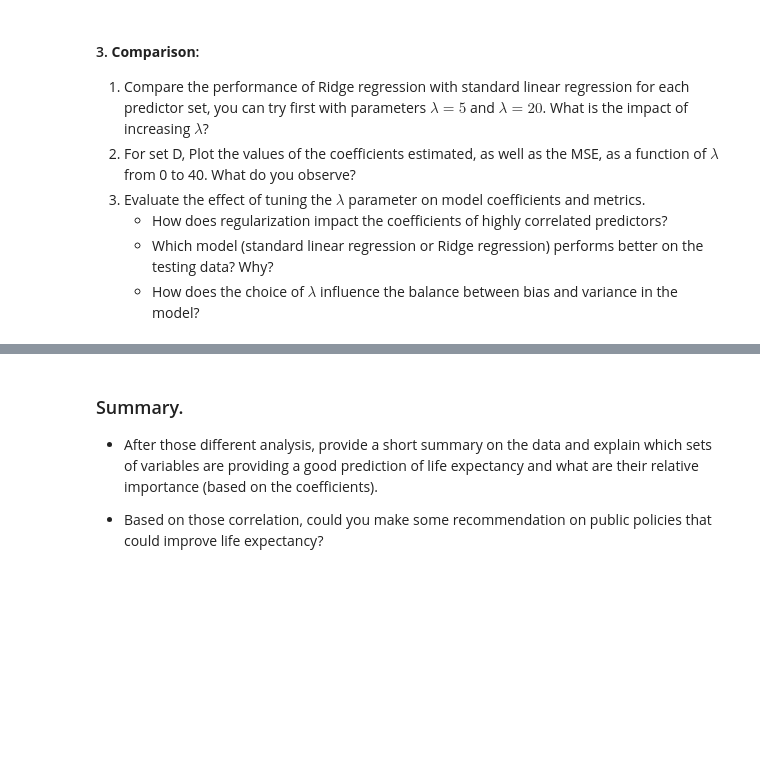
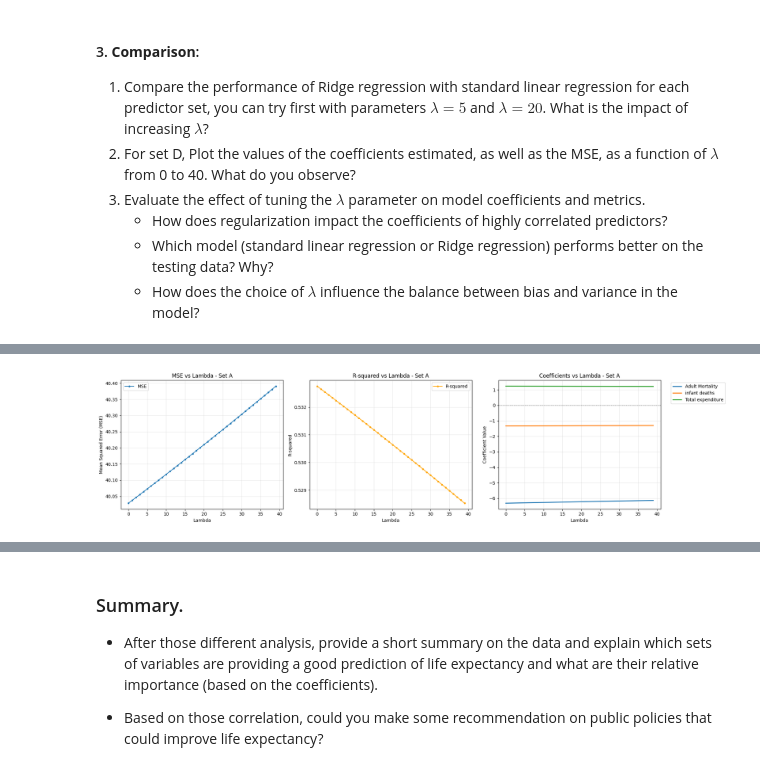
Before and after one commit to vincenteichhorn/cs-apml-assignments, a Jupyter notebook: src/04-image-classification/Project_regression_analysis.ipynb, the cells around one changed output, grey strips where cells are left out. Saved outputs shown, nothing was run; the diff lists cells and outputs as text; code cells hidden in the pictures; blank space fills up the shorter version.

```diff
--- a/src/04-image-classification/Project_regression_analysis.ipynb
+++ b/src/04-image-classification/Project_regression_analysis.ipynb
@@ -683,15 +703,15 @@ class RidgeRegModel(LinRegModel):
     def __init__(self):
         """Initialize the Linear Regression model."""
         super().__init__()
-        self.plambda = None
+        self._lambda = None
 
     def __str__(self):
         """
         output
         """
-        return f"Lambda: {self.plambda}\n" + super().__str__()
+        return f"Lambda: {self._lambda}\n" + super().__str__()
 
-    def fit(self, X, y, plambda):
+    def fit(self, X, y, _lambda):
         """
         Train the linear regression model using the closed-form solution.
 
@@ -701,10 +721,16 @@ class RidgeRegModel(LinRegModel):
         y: np.ndarray
             The target vector (shape: (n_samples)).
         """
-        self.plambda = plambda
-        varnames = ["bias"] + list(X.columns)
-        self.variables = varnames
-        # your code here
+        self._lambda = _lambda
+        X = np.array(X.values, dtype=np.float64)
+        y = np.array(y.values, dtype=np.float64)
+        X = np.hstack((np.ones((X.shape[0], 1)), X))
+
+        penalty_matrix = np.identity(X.shape[1]) * _lambda
+        penalty_matrix[0, 0] = 0
+
+        self.coefficients = (np.linalg.inv(X.T @ X + penalty_matrix) @ X.T @ y).flatten()
+        self.variables = ['Intercept'] + [f'X{i}' for i in range(1, X.shape[1])]
 # %% [markdown]
 #### 2. **Train and Evaluate on Predictor Sets**:
    - Use the same predictor sets as in Task 4:
@@ -727,2 +818,63 @@ class RidgeRegModel(LinRegModel):
 # %%
-## Your code here
+_lambdas = np.arange(0, 40, 1)
+
+for set_name, predictors in predictors_sets.items():
+    print(f"\nEvaluating Ridge Regression model with {set_name} predictors: {predictors}")
+    results = []
+    coefficients_history = []
+
+    for _lambda in _lambdas:
+        X_train = train_data[predictors]
+        y_train = train_data['Life expectancy']
+
+        scaler = StandardScaler()
+        X_train = pd.DataFrame(scaler.fit_transform(X_train), columns=predictors)
+
+        X_test = test_data[predictors]
+        y_test = test_data['Life expectancy']
+
+        X_test = pd.DataFrame(scaler.transform(X_test), columns=predictors)
+
+        lm = RidgeRegModel()
+        lm.fit(X_train, y_train, _lambda=_lambda)
+
+        metrics = lm.evaluate(X_test, y_test)
+
+        results.append(metrics)
+        coefficients_history.append(lm.coefficients[1:])
+
+    coefficients_array = np.array(coefficients_history)
+
+    fig, axes = plt.subplots(1, 3, figsize=(20, 5))
+
+    # Plot 1: MSE vs Lambda
+    mse_values = [result['MSE'] for result in results]
+    axes[0].plot(_lambdas, mse_values, marker='o', markersize=3, label='MSE')
+    axes[0].set_xlabel('Lambda')
+    axes[0].set_ylabel('Mean Squared Error (MSE)')
+    axes[0].set_title(f'MSE vs Lambda - {set_name}')
+    axes[0].legend()
+    axes[0].grid(True, alpha=0.3)
+
+    # Plot 2: R-squared vs Lambda
+    rsquared_values = [result['rsquared'] for result in results]
+    axes[1].plot(_lambdas, rsquared_values, marker='o', markersize=3, label='R-squared', color='orange')
+    axes[1].set_xlabel('Lambda')
+    axes[1].set_ylabel('R-squared')
+    axes[1].set_title(f'R-squared vs Lambda - {set_name}')
+    axes[1].legend()
+    axes[1].grid(True, alpha=0.3)
+
+    # Plot 3: Coefficients vs Lambda
+    for i, predictor in enumerate(predictors):
+        axes[2].plot(_lambdas, coefficients_array[:, i], label=predictor, linewidth=2)
+    axes[2].set_xlabel('Lambda')
+    axes[2].set_ylabel('Coefficient Value')
+    axes[2].set_title(f'Coefficients vs Lambda - {set_name}')
+    axes[2].legend(bbox_to_anchor=(1.05, 1), loc='upper left')
+    axes[2].grid(True, alpha=0.3)
+    axes[2].axhline(y=0, color='black', linestyle='--', linewidth=0.8, alpha=0.5)
+
+    plt.tight_layout()
+    plt.show()
+# %% [output]
@@ -728,0 +882 @@ class RidgeRegModel(LinRegModel):
+[figure, added]
```
Also changed, not shown: parts of 12 cells of this notebook.
